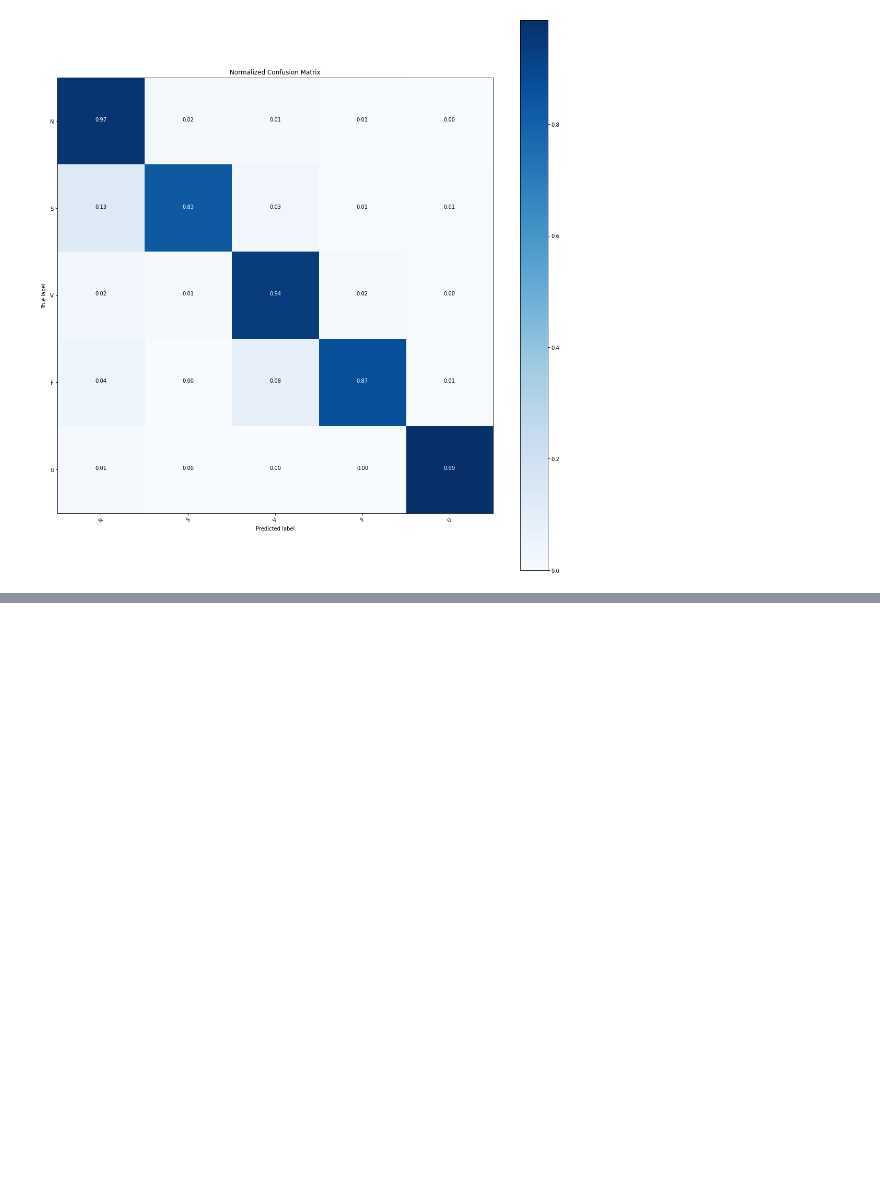
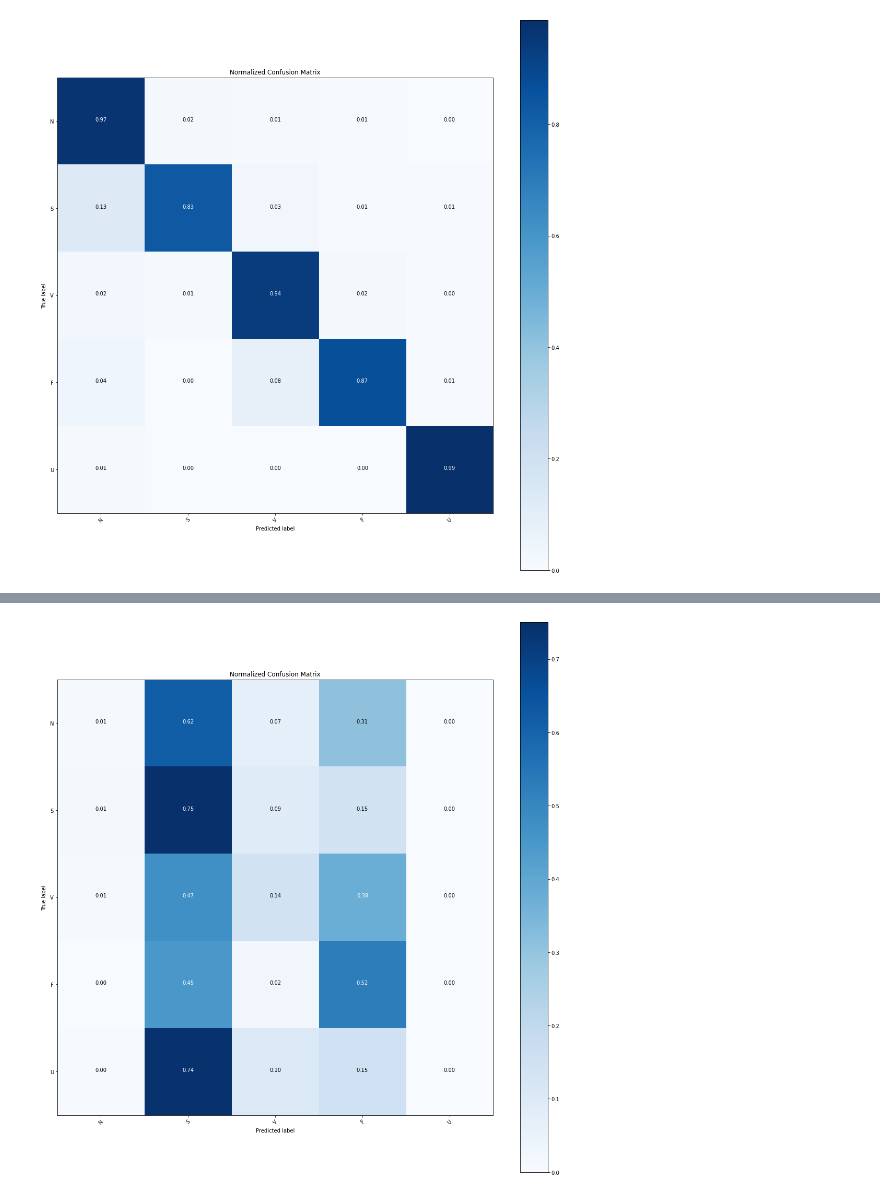
Before and after one commit to dilawarm/federated, a Jupyter notebook: notebooks/ModelAnalysis.ipynb, the cells around one changed output, grey strips where cells are left out. Saved outputs shown, nothing was run; the diff lists cells and outputs as text; code cells hidden in the pictures; blank space fills up the shorter version.

```diff
--- a/notebooks/ModelAnalysis.ipynb
+++ b/notebooks/ModelAnalysis.ipynb
@@ -304,0 +318,2 @@ make_confusion_matrix(X_test, y_test, model_fed)
+# %%
+X_test, y_test, model_fed = load("fedavg_dp_dense_clip_v0")
@@ -304,0 +322,4 @@ make_confusion_matrix(X_test, y_test, model_fed)
+# %%
+make_confusion_matrix(X_test, y_test, model_fed)
+# %% [output]
+[figure, added]
```
Also changed, not shown: parts of 7 cells of this notebook, 2 other files.
